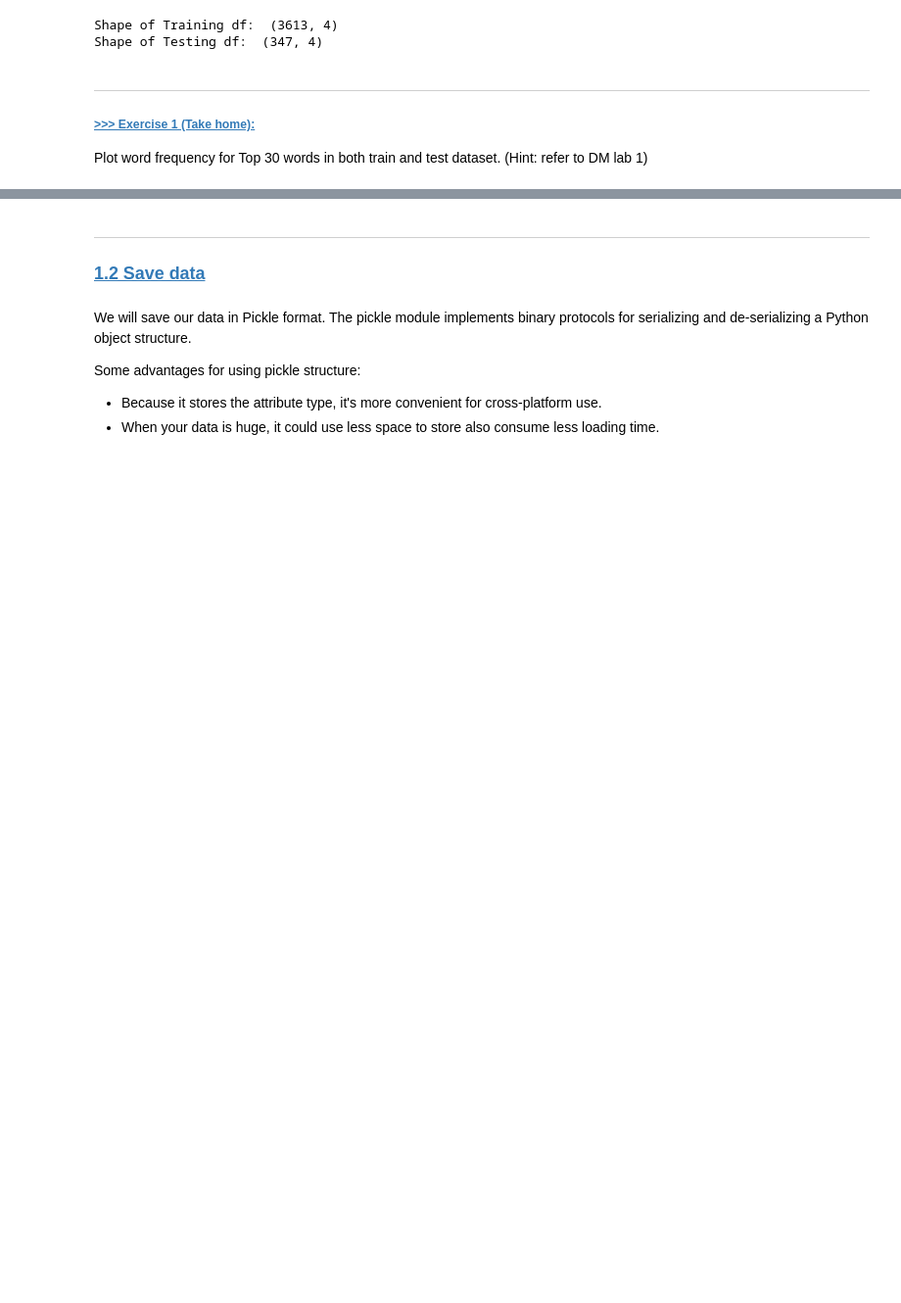
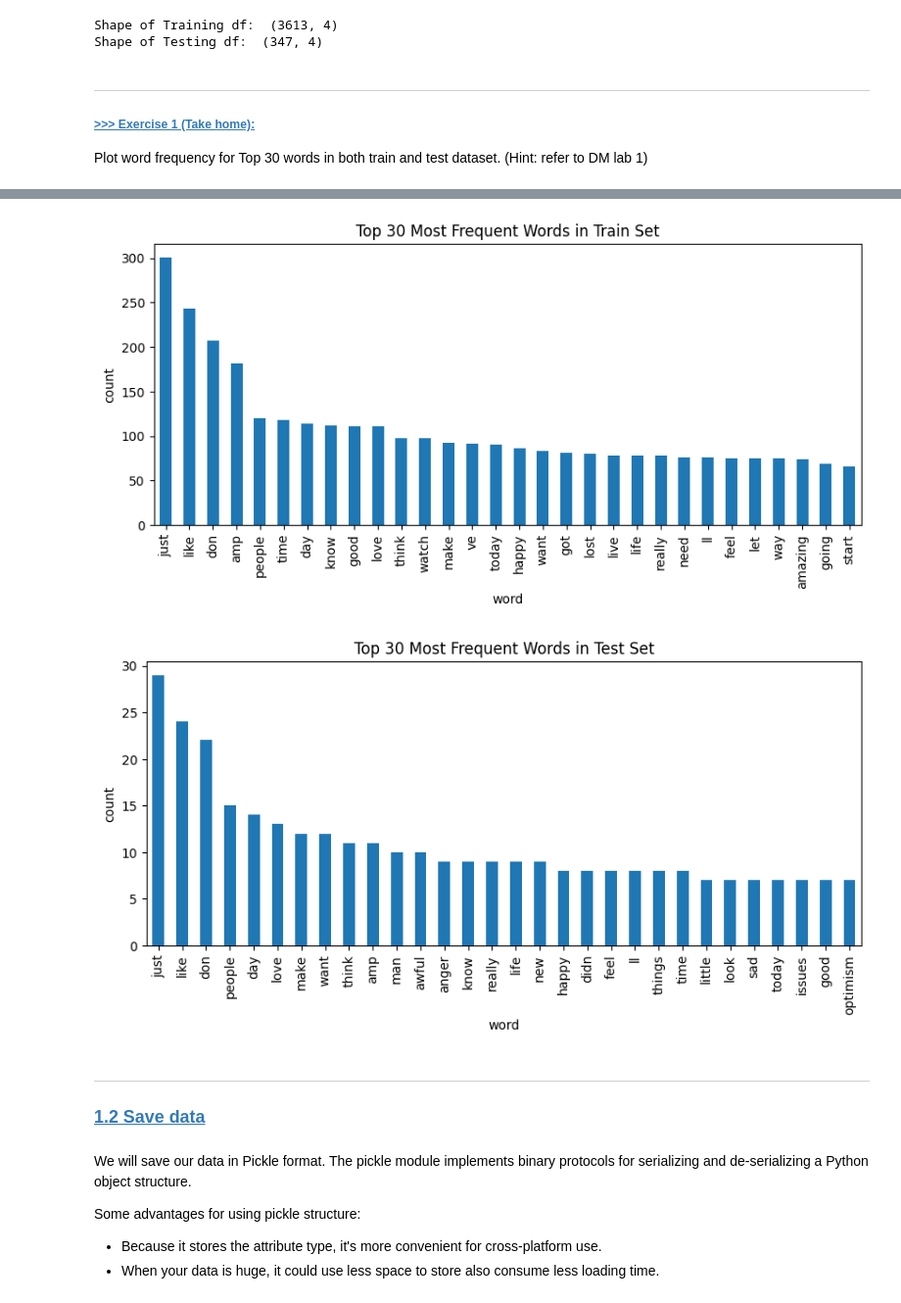
Before and after one commit to Jimmy030199/DM2025-Lab2-Exercise-main, a Jupyter notebook: DM2025-Lab2-Master-Phase_1.ipynb, the cells around one changed output, grey strips where cells are left out. Shown at 98% size. Drawn from its saved outputs; the diff is of its cells as text; code cells hidden in the pictures; blank space fills up the shorter version.

```diff
--- a/DM2025-Lab2-Master-Phase_1.ipynb
+++ b/DM2025-Lab2-Master-Phase_1.ipynb
@@ -187,0 +143,46 @@ plot_word_freq(test_top30, "Top 30 Words in Test Dataset")
+# %%
+# Answer here
+!pip install scikit-learn
+from sklearn.feature_extraction.text import CountVectorizer
+import pandas as pd
+import matplotlib.pyplot as plt
+import numpy as np
+
+# CountVectorizer 會將文字文件轉換成「詞出現次數矩陣」
+# 參數 stop_words="english" 用來移除常見的英文停用詞（例如 'the'、'is' 等）
+count_vect = CountVectorizer(stop_words="english")
+
+# 詞彙表（所有詞的集合）只會從訓練資料中建立
+X_train_counts = count_vect.fit_transform(train_df["text"])
+
+# 將稀疏矩陣轉換成一維陣列，表示每個詞在訓練集中的總出現次數
+train_word_counts = np.asarray(X_train_counts.sum(axis=0)).ravel()
+train_vocab = count_vect.get_feature_names_out()
+
+# 將詞與其出現次數合併成一個 DataFrame
+train_freq = pd.DataFrame({
+    "word": train_vocab,
+    "count": train_word_counts
+}).sort_values(by="count", ascending=False)
+
+# 繪製訓練集中出現頻率最高的前 30 個詞
+train_freq.head(30).plot( kind="bar", x="word", y="count", title="Top 30 Most Frequent Words in Train Set", figsize=(10,4), legend=False )
+plt.ylabel("count")
+plt.show()
+
+# 使用與訓練集相同的詞彙表，確保訓練集與測試集使用一致的特徵空間
+X_test_counts = count_vect.transform(test_df["text"])
+test_word_counts = np.asarray(X_test_counts.sum(axis=0)).ravel()
+test_vocab = count_vect.get_feature_names_out()
+
+# 將測試集的詞與出現次數合併成 DataFrame
+test_freq = pd.DataFrame({
+    "word": test_vocab,
+    "count": test_word_counts
+}).sort_values(by="count", ascending=False)
+
+# 繪製測試集中出現頻率最高的前 30 個詞
+test_freq.head(30).plot( kind="bar", x="word", y="count", title="Top 30 Most Frequent Words in Test Set", figsize=(10,4), legend=False )
+plt.ylabel("count")
+plt.show()
+# %% [output]
@@ -188,3 +194,5 @@ plot_word_freq(test_top30, "Top 30 Words in Test Dataset")
+[figure, added]
+[figure, added]
 # %% [markdown]
 ---
 ### <a id='toc1_5_2_'></a>[**1.2 Save data**](#toc0_)
```
Also changed, not shown: parts of 38 cells of this notebook.
